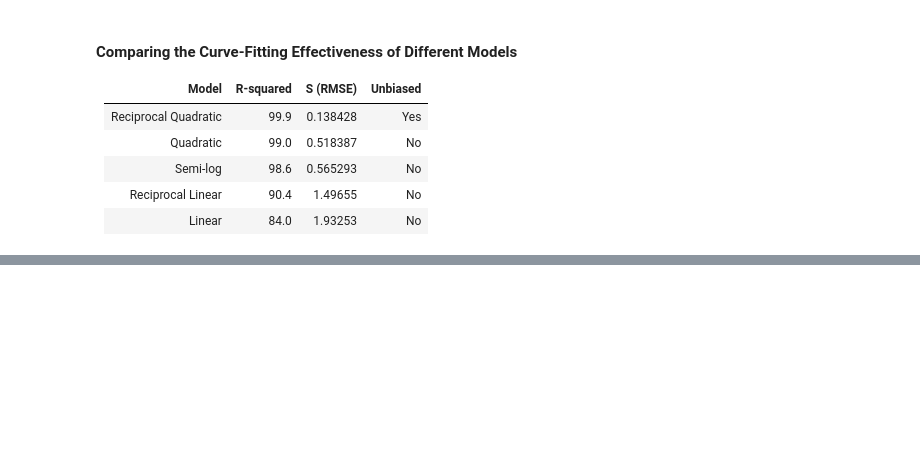
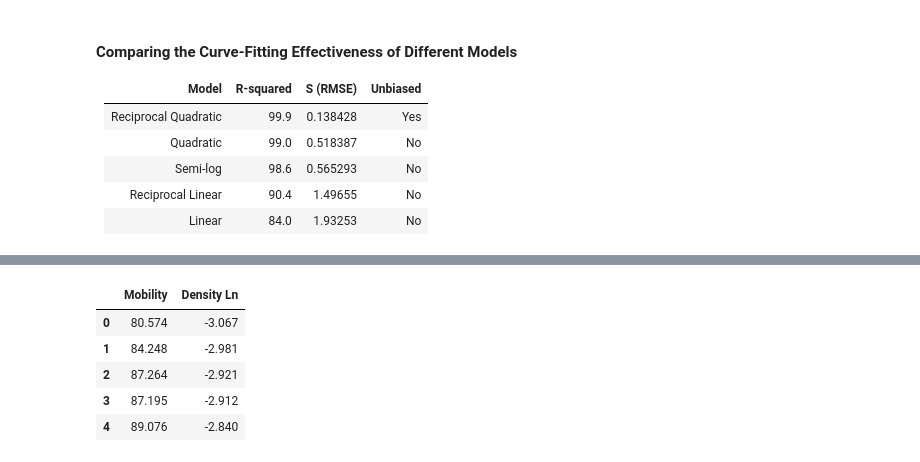
Before and after one commit to heenahussain2/Learning_ML, a Jupyter notebook: Stats_for_Data_Science/Ch-04_Regression_and_Prediction/4_Fitting_Curvature.ipynb, the cells around one changed output, grey strips where cells are left out. Cells and saved outputs as stored; diff of their text form; code cells hidden in the pictures; blank space fills up the shorter version.

```diff
--- a/Stats_for_Data_Science/Ch-04_Regression_and_Prediction/4_Fitting_Curvature.ipynb
+++ b/Stats_for_Data_Science/Ch-04_Regression_and_Prediction/4_Fitting_Curvature.ipynb
@@ -478,0 +485,11 @@ plt.plot(curve_fitting_df["Input"], m * np.log10(curve_fitting_df["Input"]) + c,
+# %%
+# load the data
+electron_mobility_df = pd.read_csv("../../datasets/RegressionAnalysisDatasets/ElectronMobility.csv")
+electron_mobility_df.head()
+# %% [output]
+|  | Mobility | Density Ln |
+| 0 | 80.574 | -3.067 |
+| 1 | 84.248 | -2.981 |
+| 2 | 87.264 | -2.921 |
+| 3 | 87.195 | -2.912 |
+| 4 | 89.076 | -2.840 |
```
Also changed, not shown: parts of 4 cells of this notebook.
